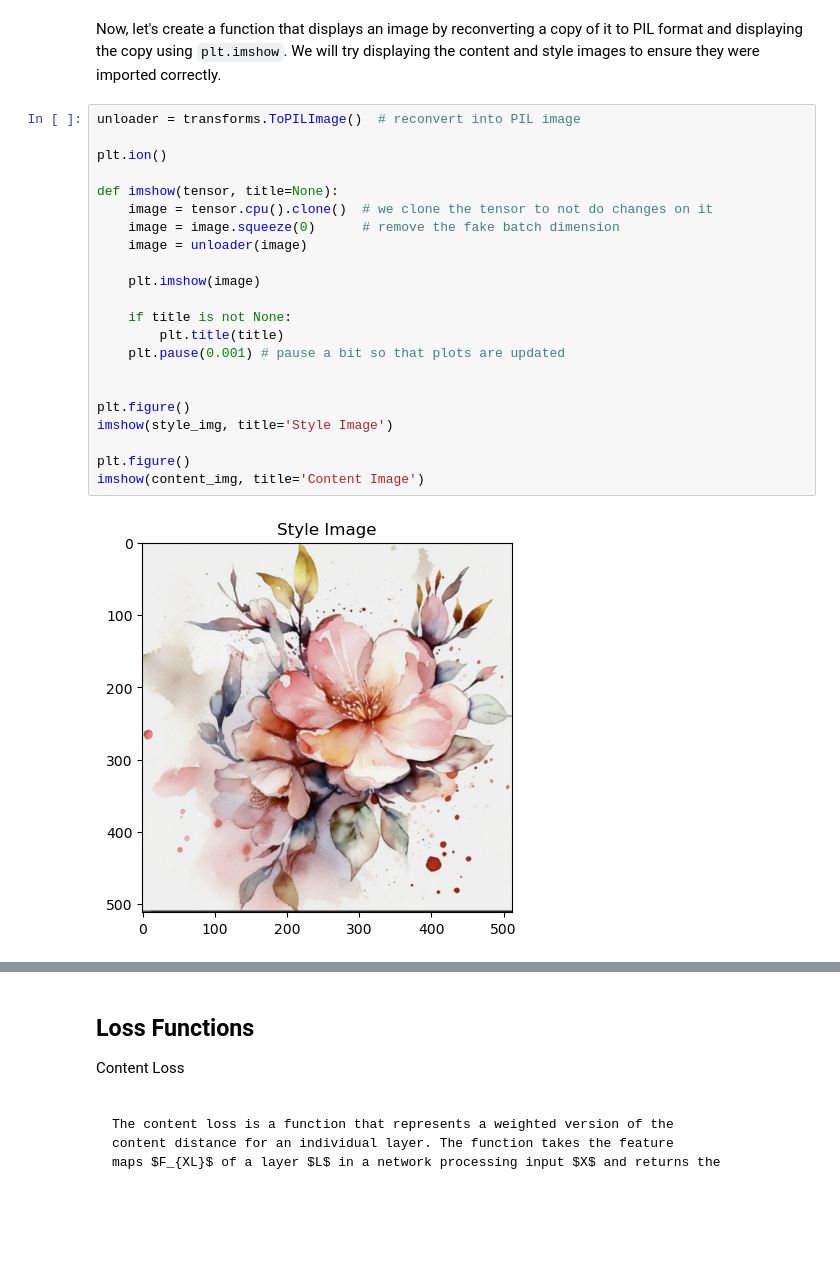
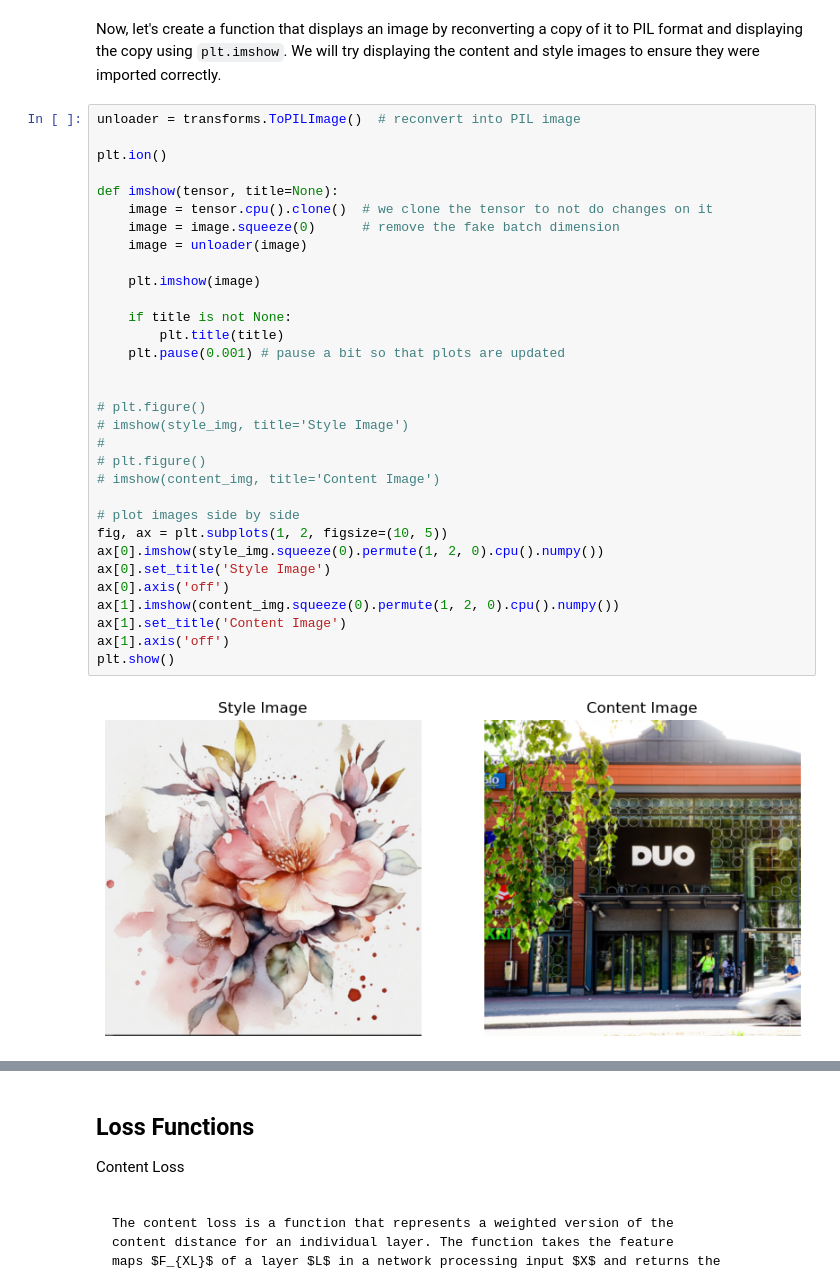
Before and after one commit to aapokrki/media_analysis, a Jupyter notebook: neural_style_tutorial.ipynb, the cells around one changed output, grey strips where cells are left out. Drawn from its saved outputs; the diff is of its cells as text; blank space fills up the shorter version.

Commit message:
Plot some images in style transfer test

```diff
--- a/neural_style_tutorial.ipynb
+++ b/neural_style_tutorial.ipynb
@@ -118,24 +118,34 @@ to ensure they were imported correctly.
 # %%
 unloader = transforms.ToPILImage()  # reconvert into PIL image
 
 plt.ion()
 
 def imshow(tensor, title=None):
     image = tensor.cpu().clone()  # we clone the tensor to not do changes on it
     image = image.squeeze(0)      # remove the fake batch dimension
     image = unloader(image)
 
     plt.imshow(image)
 
     if title is not None:
         plt.title(title)
     plt.pause(0.001) # pause a bit so that plots are updated
 
 
-plt.figure()
-imshow(style_img, title='Style Image')
+# plt.figure()
+# imshow(style_img, title='Style Image')
+#
+# plt.figure()
+# imshow(content_img, title='Content Image')
 
-plt.figure()
-imshow(content_img, title='Content Image')
+# plot images side by side
+fig, ax = plt.subplots(1, 2, figsize=(10, 5))
+ax[0].imshow(style_img.squeeze(0).permute(1, 2, 0).cpu().numpy())
+ax[0].set_title('Style Image')
+ax[0].axis('off')
+ax[1].imshow(content_img.squeeze(0).permute(1, 2, 0).cpu().numpy())
+ax[1].set_title('Content Image')
+ax[1].axis('off')
+plt.show()
 # %% [output]
-[figure, old version]
+[figure, new version]
```
Also changed, not shown: parts of 4 cells of this notebook.
